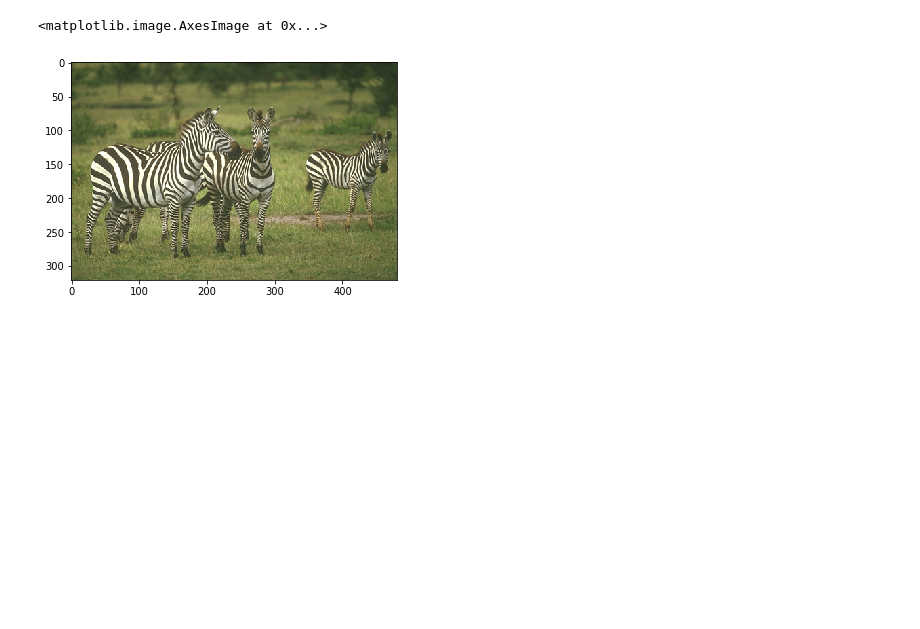
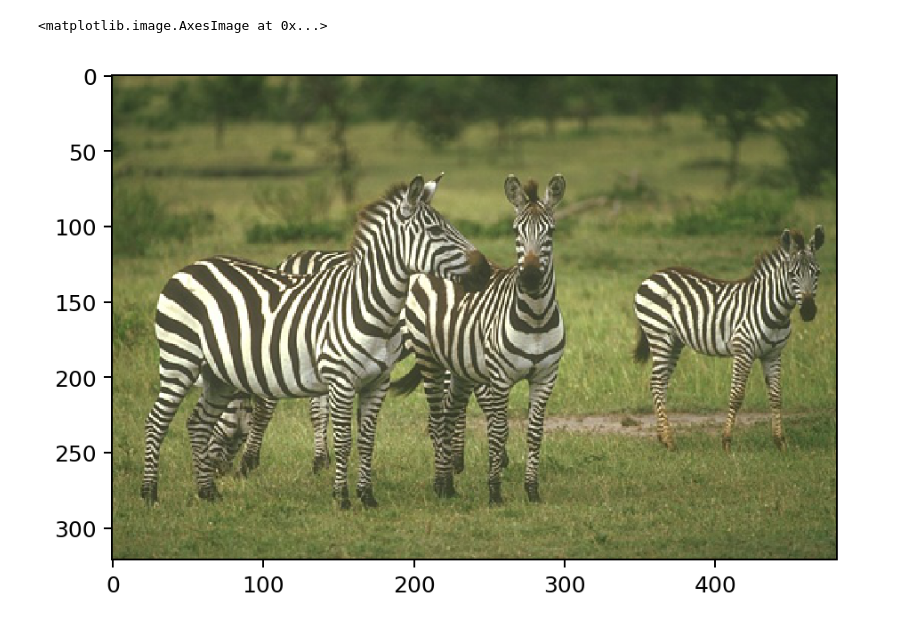
Before and after one commit to CVMethods/gabor_color_image_segmentation, a Jupyter notebook: jupyter-notebooks/image_gabor_responses.ipynb, the cells around one changed output. Drawn from its saved outputs; the diff is of its cells as text; code cells hidden in the pictures; blank space fills up the shorter version.

```diff
--- a/jupyter-notebooks/image_gabor_responses.ipynb
+++ b/jupyter-notebooks/image_gabor_responses.ipynb
@@ -10,14 +10,15 @@ from source.color_transformations import *
 # %%
 # Read and show input image
 inDir = '../../data/images/7images/test/'
 list_imgs = os.listdir(inDir)
 
 img = io.imread(inDir + list_imgs[2])
 rows, cols, channels = img.shape
+plt.figure(dpi=180)
 plt.imshow(img)
 # %% [output]
 <matplotlib.image.AxesImage at 0x...>
-[figure, old version]
+[figure, new version]
 # %%
 # Generating Gabor filterbank
 
```
Also changed, not shown: parts of 16 cells of this notebook, 2 other files.
